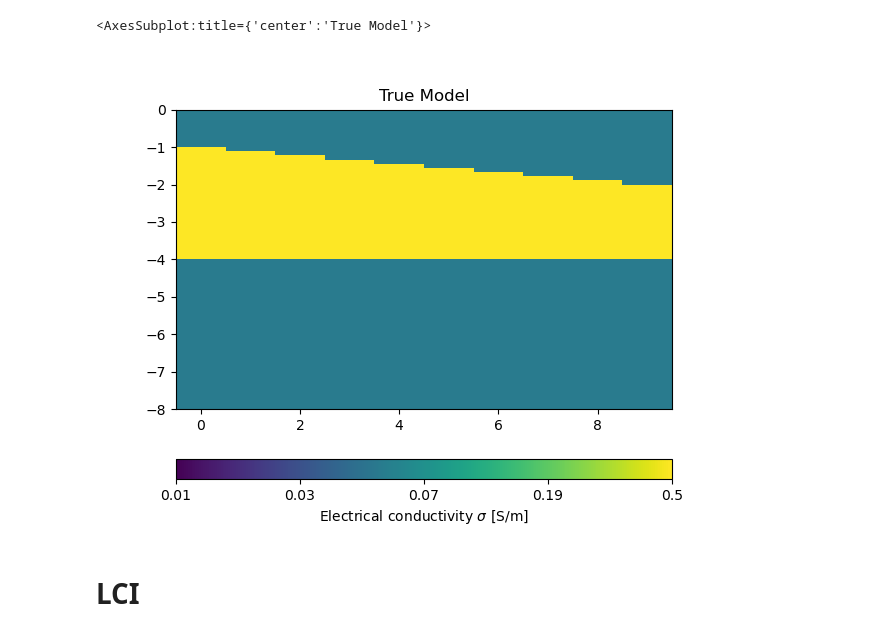
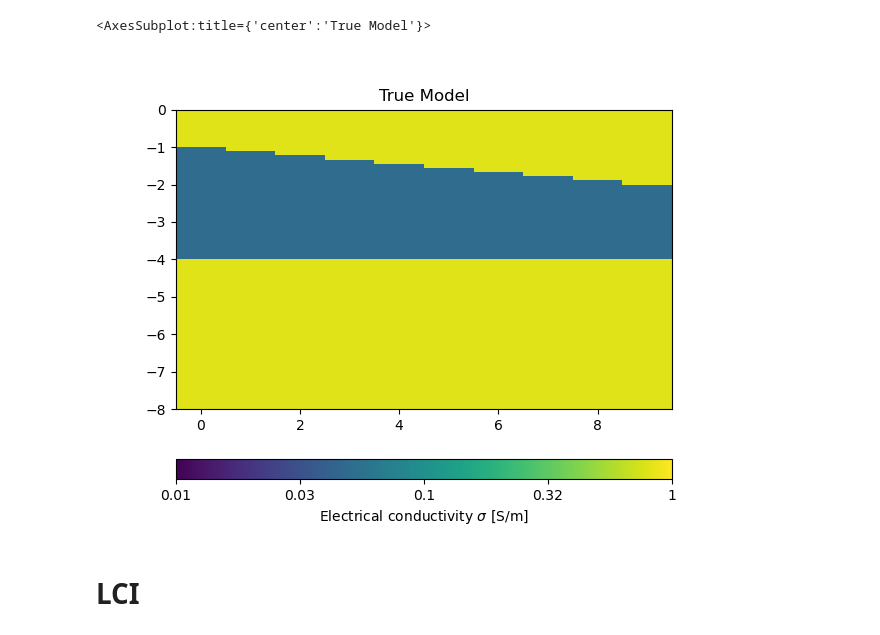
Before and after one commit to mariacarrizo/FDEM_LCI_PWI, a Jupyter notebook: LCI_new.ipynb, the cells around one changed output. Drawn from its saved outputs; the diff is of its cells as text; code cells hidden in the pictures.

```diff
--- a/LCI_new.ipynb
+++ b/LCI_new.ipynb
@@ -21,9 +22,9 @@ pos = 10
 nLayers = 3
 
 x =  np.linspace(0,pos,pos, endpoint=False)
-sigm_1 = 50/1000
-sigm_2 = 800/1000
-sigm_3 = 50/1000
+sigm_1 = 800/1000
+sigm_2 = 50/1000
+sigm_3 = 800/1000
 sigm_4 = 100/1000
 thk_1 = x/9 + 1 #np.sin(np.pi/2*x/3) + 2
 thk_2 = 4 - thk_1 # 1/9*x + 1.5
@@ -54,12 +55,12 @@ for p in range(pos):
 # %%
 inputs ={'label' : 'Electrical conductivity $\sigma$ [S/m]',
          'cMin': 10/1000,
-         'cMax': 500/1000}
+         'cMax': 1000/1000}
 
 showStitchedModels(models, zMax=8, title = 'True Model', **inputs)
 # %% [output]
 <AxesSubplot:title={'center':'True Model'}>
-[figure, old version]
+[figure, new version]
 # %% [markdown]
 # LCI
 # %%
```
Also changed, not shown: parts of 9 cells of this notebook.
